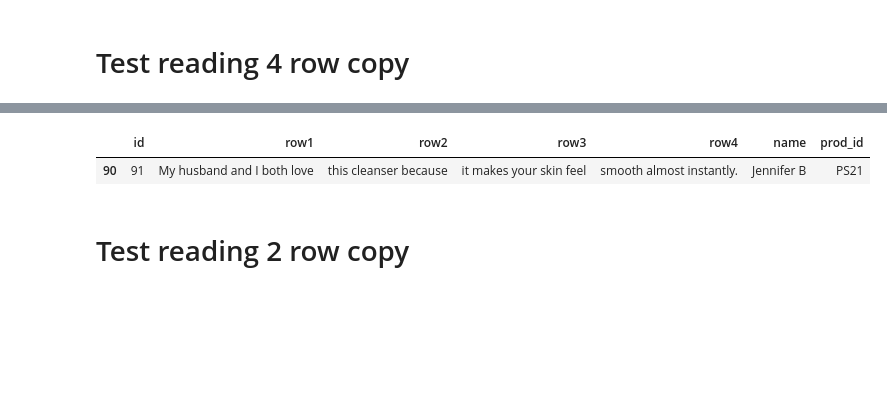
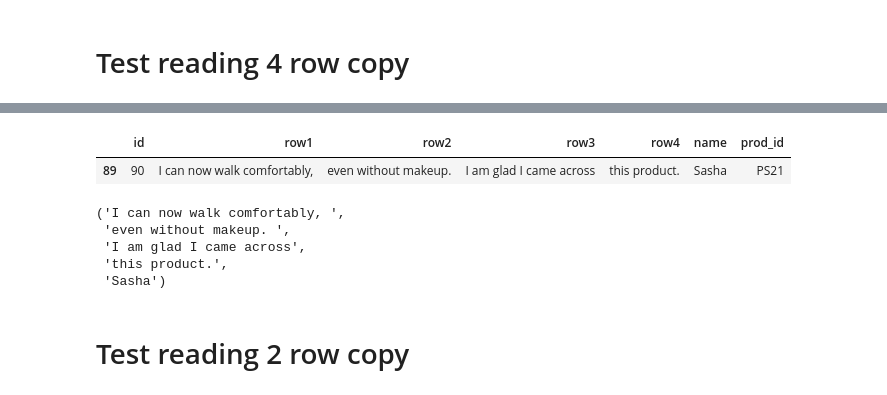
Before and after one commit to LironUxpera/LironUxpera, a Jupyter notebook: notebooks/investigate.ipynb, the cells around one changed output, grey strips where cells are left out. Cells and saved outputs as stored; diff of their text form; code cells hidden in the pictures; blank space fills up the shorter version.

Commit message:
working on copy for product

```diff
--- a/notebooks/investigate.ipynb
+++ b/notebooks/investigate.ipynb
@@ -204,10 +204,24 @@ df_copy4[df_copy4.prod_id == prod]
 | 89 | 90 | I can now walk comfortably, | even without makeup. | I am glad I came across | this product. | Sasha | PS21 |
 | 90 | 91 | My husband and I both love | this cleanser because | it makes your skin feel | smooth almost instantly. | Jennifer B | PS21 |
 # %%
-df_copy4[df_copy4.prod_id == prod].sample(1)
+copy = df_copy4[df_copy4.prod_id == prod].sample(1)
+copy
 # %% [output]
 |  | id | row1 | row2 | row3 | row4 | name | prod_id |
-| 90 | 91 | My husband and I both love | this cleanser because | it makes your skin feel | smooth almost instantly. | Jennifer B | PS21 |
+| 89 | 90 | I can now walk comfortably, | even without makeup. | I am glad I came across | this product. | Sasha | PS21 |
+# %%
+row1 = copy['row1'].values[0]
+row2 = copy['row2'].values[0]
+row3 = copy['row3'].values[0]
+row4 = copy['row4'].values[0]
+name = copy['name'].values[0]
+row1, row2, row3, row4, name
+# %% [output]
+('I can now walk comfortably, ',
+ 'even without makeup. ',
+ 'I am glad I came across',
+ 'this product.',
+ 'Sasha')
 # %% [markdown]
 # Test reading 2 row copy
 # %%
```
Also changed, not shown: 1 other file.
